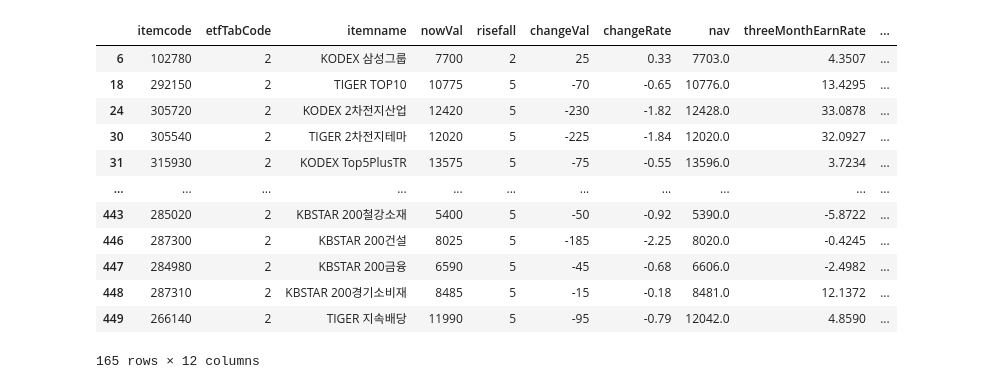
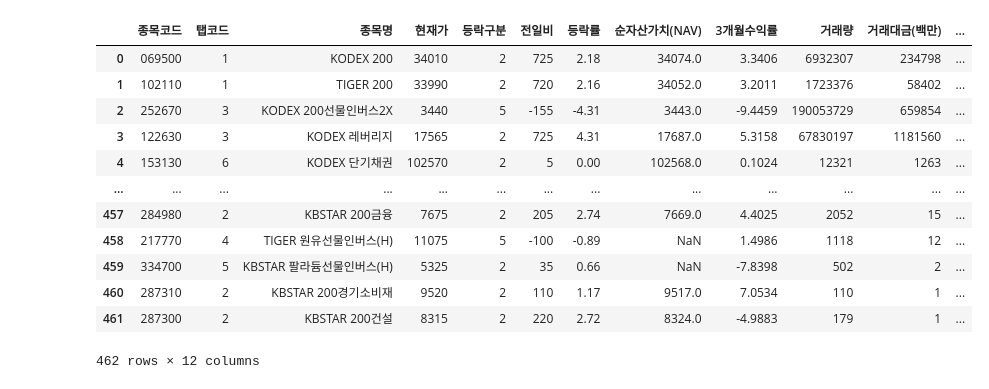
Before and after one commit to corazzon/web_scraping, a Jupyter notebook: 네이버증권/naver_etf.ipynb, the cells around one changed output. Saved outputs shown, nothing was run; the diff lists cells and outputs as text; code cells hidden in the pictures.

```diff
--- a/네이버증권/naver_etf.ipynb
+++ b/네이버증권/naver_etf.ipynb
@@ -127,0 +161,15 @@ df[df["etfTabCode"] == 1]
+# %%
+col_name = """종목코드
+탭코드
+종목명
+현재가
+등락구분
+전일비
+등락률
+순자산가치(NAV)
+3개월수익률
+거래량
+거래대금(백만)
+시가총액(억)"""
+col_name = col_name.split("\n")
+len(col_name), col_name
@@ -128,16 +205,17 @@ df[df["etfTabCode"] == 1]
 # %%
-df[df["etfTabCode"] == 2]
+df.columns = col_name
+df
 # %% [output]
-|  | itemcode | etfTabCode | itemname | nowVal | risefall | changeVal | changeRate | nav | threeMonthEarnRate | ... |
-| 6 | 102780 | 2 | KODEX 삼성그룹 | 7700 | 2 | 25 | 0.33 | 7703.0 | 4.3507 | ... |
-| 18 | 292150 | 2 | TIGER TOP10 | 10775 | 5 | -70 | -0.65 | 10776.0 | 13.4295 | ... |
-| 24 | 305720 | 2 | KODEX 2차전지산업 | 12420 | 5 | -230 | -1.82 | 12428.0 | 33.0878 | ... |
-| 30 | 305540 | 2 | TIGER 2차전지테마 | 12020 | 5 | -225 | -1.84 | 12020.0 | 32.0927 | ... |
-| 31 | 315930 | 2 | KODEX Top5PlusTR | 13575 | 5 | -75 | -0.55 | 13596.0 | 3.7234 | ... |
-| ... | ... | ... | ... | ... | ... | ... | ... | ... | ... | ... |
-| 443 | 285020 | 2 | KBSTAR 200철강소재 | 5400 | 5 | -50 | -0.92 | 5390.0 | -5.8722 | ... |
-| 446 | 287300 | 2 | KBSTAR 200건설 | 8025 | 5 | -185 | -2.25 | 8020.0 | -0.4245 | ... |
-| 447 | 284980 | 2 | KBSTAR 200금융 | 6590 | 5 | -45 | -0.68 | 6606.0 | -2.4982 | ... |
-| 448 | 287310 | 2 | KBSTAR 200경기소비재 | 8485 | 5 | -15 | -0.18 | 8481.0 | 12.1372 | ... |
-| 449 | 266140 | 2 | TIGER 지속배당 | 11990 | 5 | -95 | -0.79 | 12042.0 | 4.8590 | ... |
+|  | 종목코드 | 탭코드 | 종목명 | 현재가 | 등락구분 | 전일비 | 등락률 | 순자산가치(NAV) | 3개월수익률 | 거래량 | 거래대금(백만) | ... |
+| 0 | 069500 | 1 | KODEX 200 | 34010 | 2 | 725 | 2.18 | 34074.0 | 3.3406 | 6932307 | 234798 | ... |
+| 1 | 102110 | 1 | TIGER 200 | 33990 | 2 | 720 | 2.16 | 34052.0 | 3.2011 | 1723376 | 58402 | ... |
+| 2 | 252670 | 3 | KODEX 200선물인버스2X | 3440 | 5 | -155 | -4.31 | 3443.0 | -9.4459 | 190053729 | 659854 | ... |
+| 3 | 122630 | 3 | KODEX 레버리지 | 17565 | 2 | 725 | 4.31 | 17687.0 | 5.3158 | 67830197 | 1181560 | ... |
+| 4 | 153130 | 6 | KODEX 단기채권 | 102570 | 2 | 5 | 0.00 | 102568.0 | 0.1024 | 12321 | 1263 | ... |
+| ... | ... | ... | ... | ... | ... | ... | ... | ... | ... | ... | ... | ... |
+| 457 | 284980 | 2 | KBSTAR 200금융 | 7675 | 2 | 205 | 2.74 | 7669.0 | 4.4025 | 2052 | 15 | ... |
+| 458 | 217770 | 4 | TIGER 원유선물인버스(H) | 11075 | 5 | -100 | -0.89 | NaN | 1.4986 | 1118 | 12 | ... |
+| 459 | 334700 | 5 | KBSTAR 팔라듐선물인버스(H) | 5325 | 2 | 35 | 0.66 | NaN | -7.8398 | 502 | 2 | ... |
+| 460 | 287310 | 2 | KBSTAR 200경기소비재 | 9520 | 2 | 110 | 1.17 | 9517.0 | 7.0534 | 110 | 1 | ... |
+| 461 | 287300 | 2 | KBSTAR 200건설 | 8315 | 2 | 220 | 2.72 | 8324.0 | -4.9883 | 179 | 1 | ... |
-165 rows × 12 columns
+462 rows × 12 columns
```
Also changed, not shown: parts of 27 cells of this notebook.
